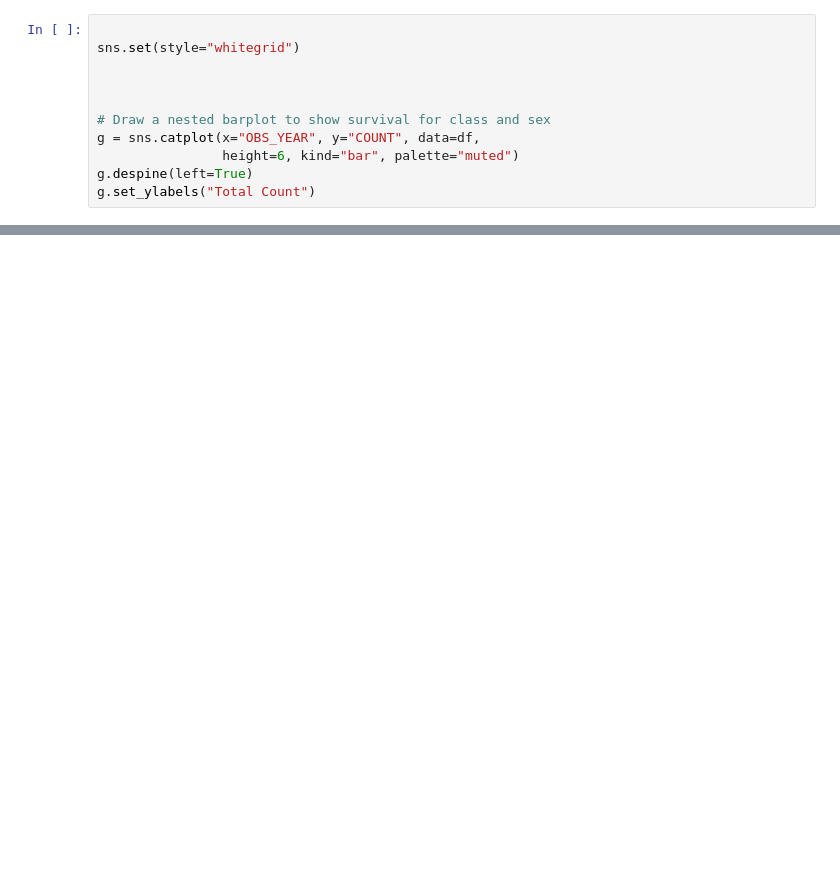
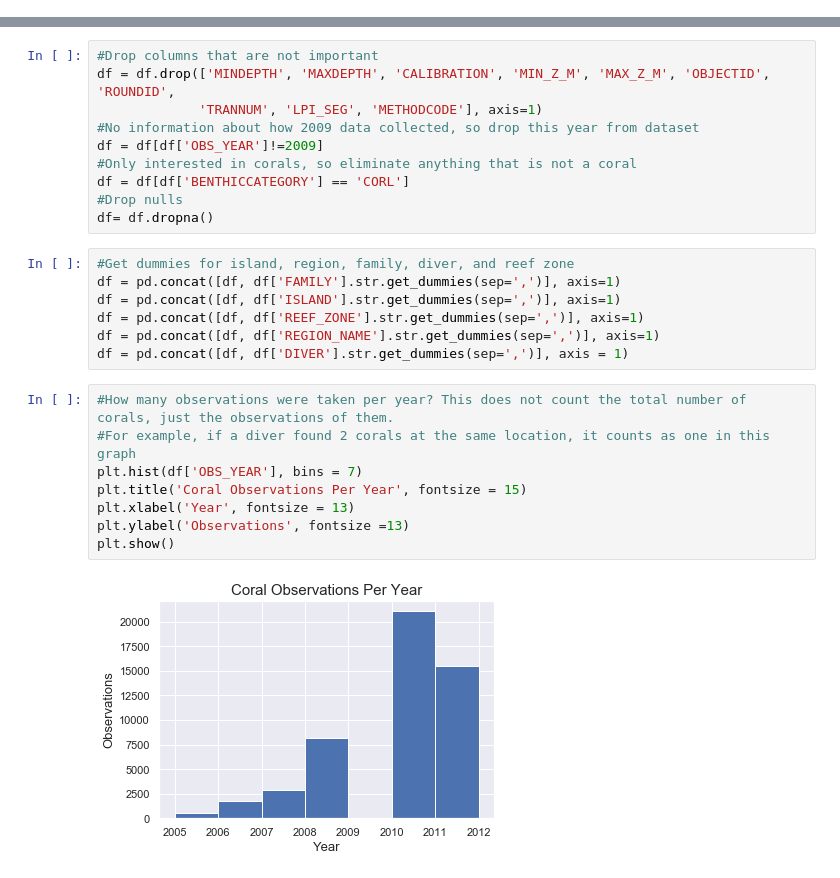
Before and after one commit to tiagofassoni/Supervised-Learning-Capstone, a Jupyter notebook: Coral Data.ipynb, the cells around one changed output, grey strips where cells are left out. Saved outputs shown, nothing was run; the diff lists cells and outputs as text; blank space fills up the shorter version.

```diff
--- a/Coral Data.ipynb
+++ b/Coral Data.ipynb
@@ -68,11 +0,0 @@ sns.pairplot(df, hue='COUNT');
-# %%
-
-sns.set(style="whitegrid")
-
-
-
-# Draw a nested barplot to show survival for class and sex
-g = sns.catplot(x="OBS_YEAR", y="COUNT", data=df,
-                height=6, kind="bar", palette="muted")
-g.despine(left=True)
-g.set_ylabels("Total Count")
@@ -408,0 +29,27 @@ BNB Regression: 0.9784046692607004
+# %%
+#Drop columns that are not important
+df = df.drop(['MINDEPTH', 'MAXDEPTH', 'CALIBRATION', 'MIN_Z_M', 'MAX_Z_M', 'OBJECTID', 'ROUNDID',
+             'TRANNUM', 'LPI_SEG', 'METHODCODE'], axis=1)
+#No information about how 2009 data collected, so drop this year from dataset
+df = df[df['OBS_YEAR']!=2009]
+#Only interested in corals, so eliminate anything that is not a coral
+df = df[df['BENTHICCATEGORY'] == 'CORL']
+#Drop nulls
+df= df.dropna()
+# %%
+#Get dummies for island, region, family, diver, and reef zone
+df = pd.concat([df, df['FAMILY'].str.get_dummies(sep=',')], axis=1)
+df = pd.concat([df, df['ISLAND'].str.get_dummies(sep=',')], axis=1)
+df = pd.concat([df, df['REEF_ZONE'].str.get_dummies(sep=',')], axis=1)
+df = pd.concat([df, df['REGION_NAME'].str.get_dummies(sep=',')], axis=1)
+df = pd.concat([df, df['DIVER'].str.get_dummies(sep=',')], axis = 1)
+# %%
+#How many observations were taken per year? This does not count the total number of corals, just the observations of them.
+#For example, if a diver found 2 corals at the same location, it counts as one in this graph
+plt.hist(df['OBS_YEAR'], bins = 7)
+plt.title('Coral Observations Per Year', fontsize = 15)
+plt.xlabel('Year', fontsize = 13)
+plt.ylabel('Observations', fontsize =13)
+plt.show()
+# %% [output]
+[figure, added]
```
Also changed, not shown: parts of 93 cells of this notebook.
